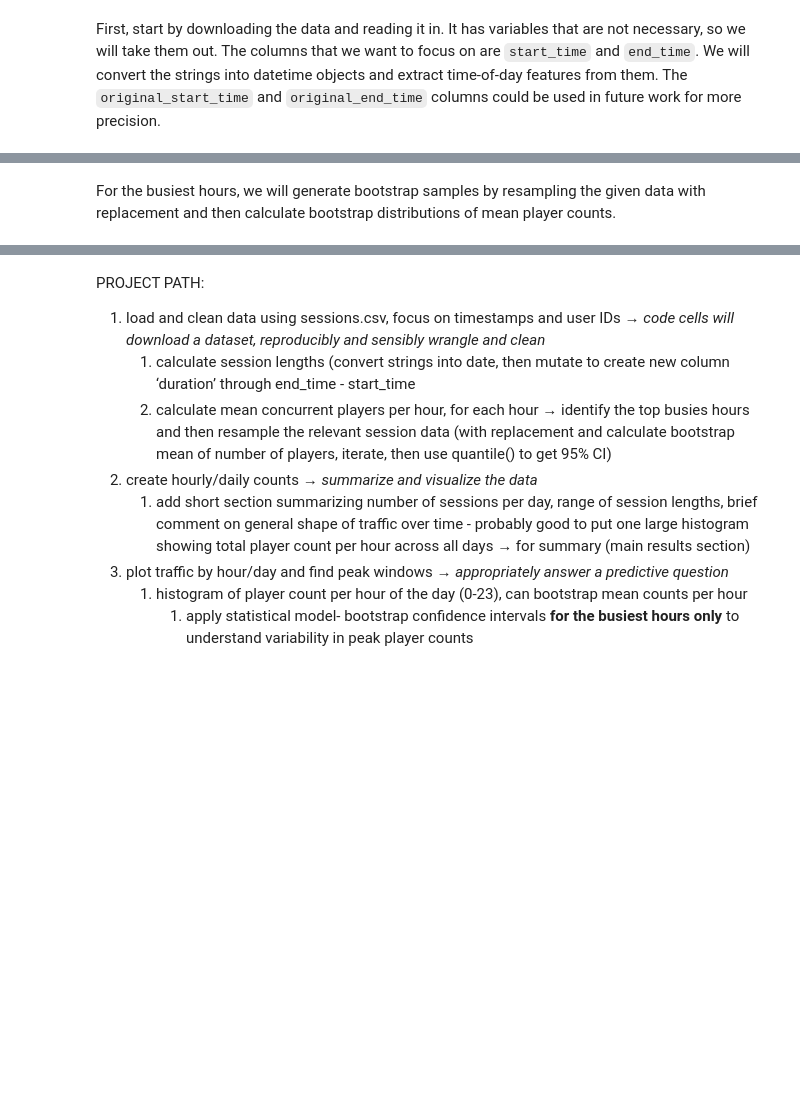
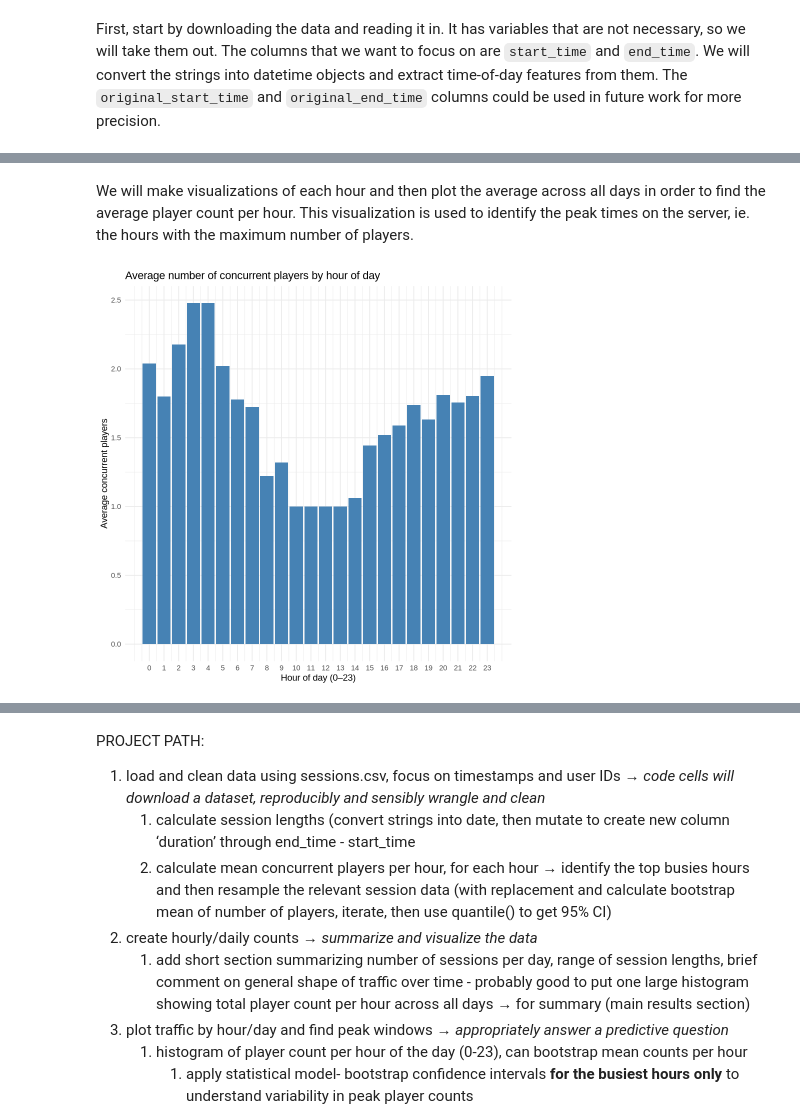
Before and after one commit to kkaitlynu/dsci-100-2025S, a Jupyter notebook: dsci_100_project.ipynb, the cells around one changed output, grey strips where cells are left out. Drawn from its saved outputs; the diff is of its cells as text; code cells hidden in the pictures; blank space fills up the shorter version.

Commit message:
Continued working (4)
Added final code and calculated bootstrap intervals

```diff
--- a/dsci_100_project.ipynb
+++ b/dsci_100_project.ipynb
@@ -43,7 +43,7 @@ The dataset, collected via server logs, spans several months of server activity,
 First, start by downloading the data and reading it in. It has variables that are not necessary, so we will take them out. The columns that we want to focus on are `start_time` and `end_time`. We will convert the strings into datetime objects and extract time-of-day features from them. The `original_start_time` and `original_end_time` columns could be used in future work for more precision.
 # %%
 ## Read in the data and show the start of the table
-# sessions_df <- read_csv("data/sessions.csv")
+sessions_df <- read_csv("data/sessions.csv")
 
 ## Create a new column, `duration`, by converting strings and calculating the total time between start and end time
 sessions <- sessions_df |>
@@ -52,4 +52,4 @@ sessions <- sessions_df |>
     mutate(start_time = dmy_hm(start_time),
     end_time = dmy_hm(end_time),
     duration = as.numeric(difftime(end_time, start_time, units = "mins")))
-# head(sessions)
+head(sessions)
@@ -56,34 +74,38 @@ sessions <- sessions_df |>
-# %% [markdown]
-For the busiest hours, we will generate bootstrap samples by resampling the given data with replacement and then calculate bootstrap distributions of mean player counts.
+# %% [markdown]
+We will make visualizations of each hour and then plot the average across all days in order to find the average player count per hour. This visualization is used to identify the peak times on the server, ie. the hours with the maximum number of players.
 # %%
 ## Make visualizations of each hour
 sessions_clean <- sessions |>
   filter(!is.na(start_time), !is.na(end_time), end_time >= start_time)
+# Cleaning session data by removing sessions with missing start or end times,
+# or where end time is earlier than the start time
 
 expanded_sessions <- sessions_clean |>
   rowwise() |>
   mutate(hours = list(seq(floor_date(start_time, "hour"), ceiling_date(end_time, "hour") - hours(1), by = "hour"))) |>
   unnest(hours)
 # head(expanded_sessions)
 
-# Create hour-of-day variable
+## Create hour-of-day variable
 expanded_sessions <- expanded_sessions |>
     mutate(hour_of_day = hour(hours))
 
-# Count number of players per hour per day
+## Count number of players per hour per day
 hourly_counts <- expanded_sessions |>
     count(date = as_date(hours), hour_of_day)
 
-# Average across all days
+## Average across all days
 hourly_summary <- hourly_counts |>
     group_by(hour_of_day) |>
     summarise(avg_players = mean(n), .groups = "drop")
 
-# Plot average players
+## Plot average players
 average_plot <- ggplot(hourly_summary, aes(x = hour_of_day, y = avg_players)) +
     geom_col(fill = "steelblue") +
     scale_x_continuous(breaks = 0:23) +
     labs(
         title = "Average number of concurrent players by hour of day", x = "Hour of day (0–23)", y = "Average concurrent players") +
   theme_minimal()
-# average_plot
+average_plot
+# %% [output]
+[figure, added]
```
Also changed, not shown: parts of 3 cells of this notebook.
